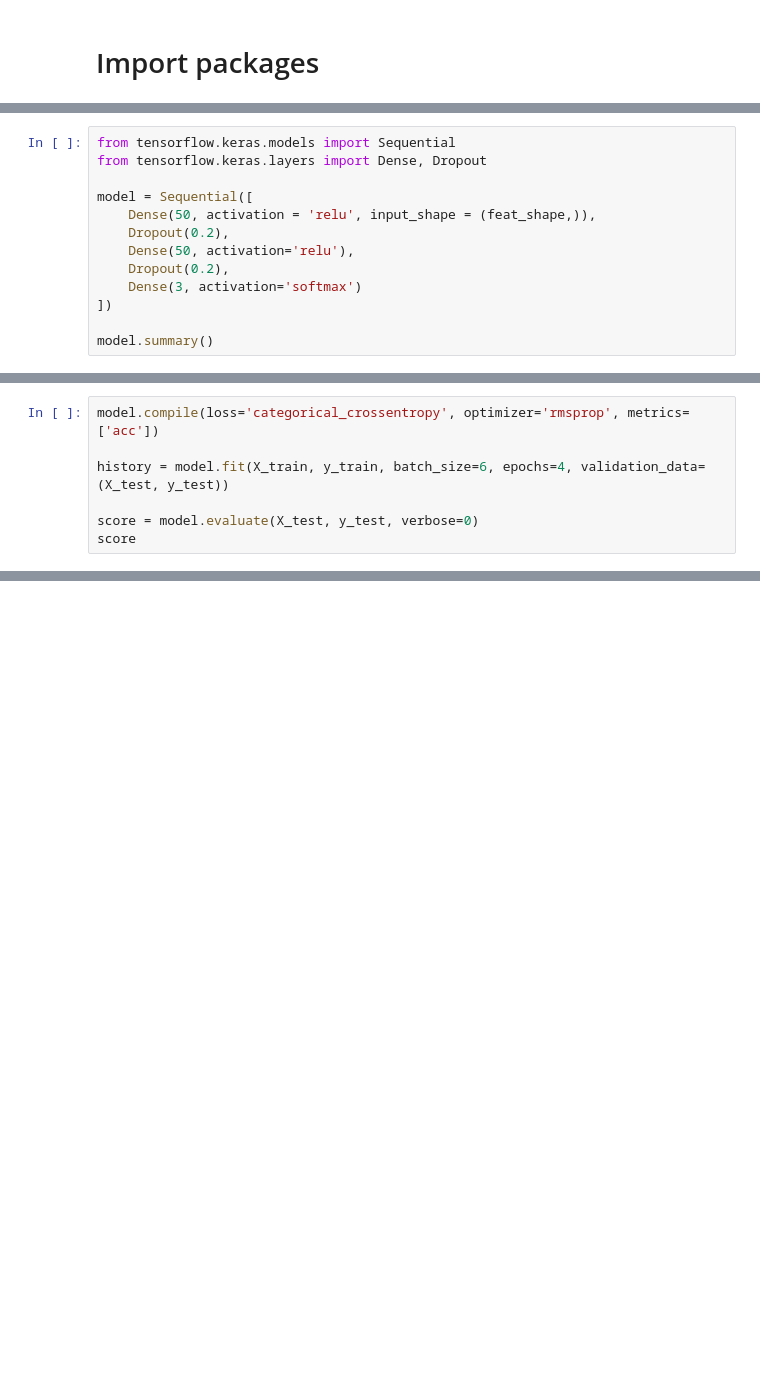
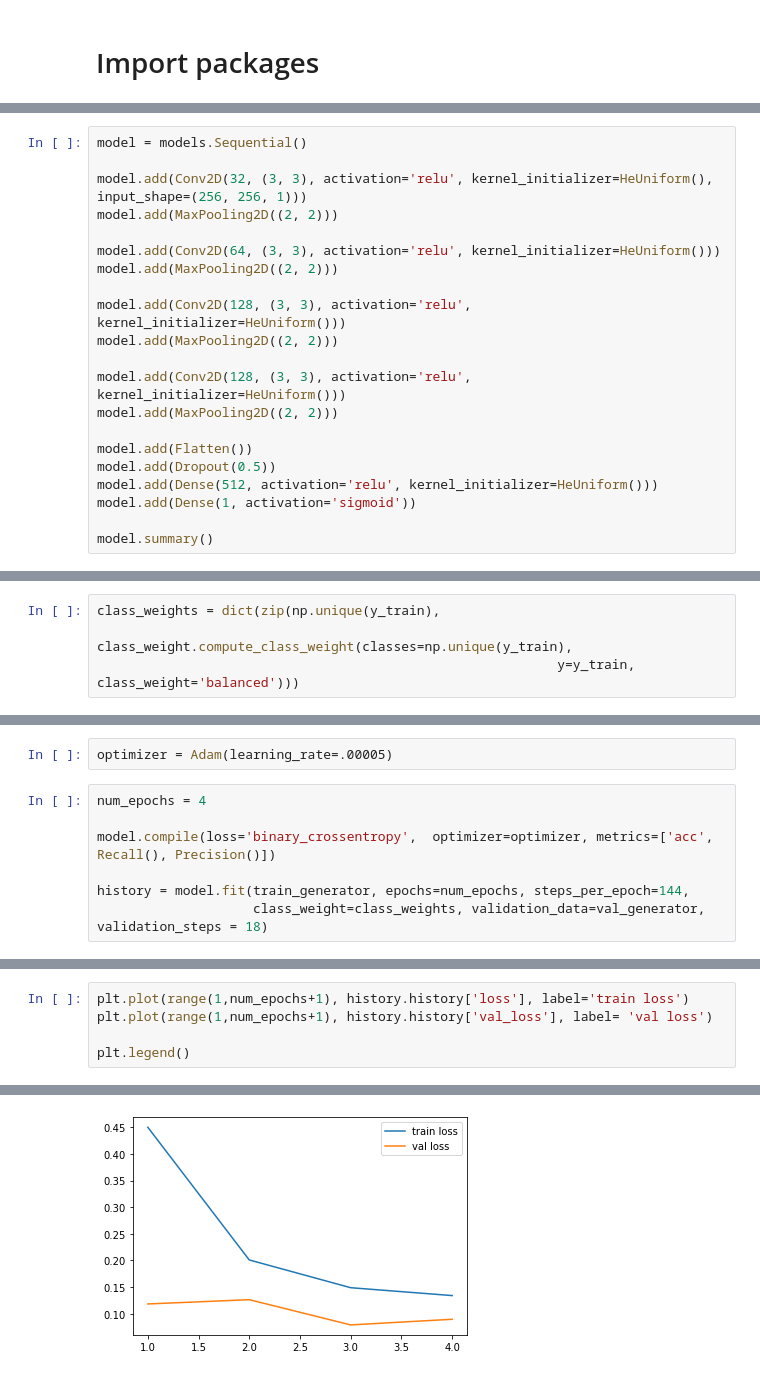
Before and after one commit to JoeBrowz/pneumonia-neural-net, a Jupyter notebook: Exploratory NN Notebook.ipynb, the cells around one changed output, grey strips where cells are left out. Drawn from its saved outputs; the diff is of its cells as text; blank space fills up the shorter version.

```diff
--- a/Exploratory NN Notebook.ipynb
+++ b/Exploratory NN Notebook.ipynb
@@ -71,14 +72,22 @@ X_test = X_test_unrow/255
 # %%
-from tensorflow.keras.models import Sequential
-from tensorflow.keras.layers import Dense, Dropout
+model = models.Sequential()
 
-model = Sequential([
-    Dense(50, activation = 'relu', input_shape = (feat_shape,)),
-    Dropout(0.2),
-    Dense(50, activation='relu'),
-    Dropout(0.2),
-    Dense(3, activation='softmax')
-])
+model.add(Conv2D(32, (3, 3), activation='relu', kernel_initializer=HeUniform(), input_shape=(256, 256, 1)))
+model.add(MaxPooling2D((2, 2)))
+
+model.add(Conv2D(64, (3, 3), activation='relu', kernel_initializer=HeUniform()))
+model.add(MaxPooling2D((2, 2)))
+
+model.add(Conv2D(128, (3, 3), activation='relu', kernel_initializer=HeUniform()))
+model.add(MaxPooling2D((2, 2)))
+
+model.add(Conv2D(128, (3, 3), activation='relu', kernel_initializer=HeUniform()))
+model.add(MaxPooling2D((2, 2)))
+
+model.add(Flatten())
+model.add(Dropout(0.5))
+model.add(Dense(512, activation='relu', kernel_initializer=HeUniform()))
+model.add(Dense(1, activation='sigmoid'))
 
 model.summary()
 # %% [output]
@@ -101,2 +109,6 @@ Trainable params: 39,324,353
 Non-trainable params: 0
 _________________________________________________________________
+# %%
+class_weights = dict(zip(np.unique(y_train),
+                         class_weight.compute_class_weight(classes=np.unique(y_train),
+                                                           y=y_train, class_weight='balanced')))
@@ -103,9 +117,11 @@ _________________________________________________________________
+# %%
+optimizer = Adam(learning_rate=.00005)
 # %%
-model.compile(loss='categorical_crossentropy', optimizer='rmsprop', metrics=['acc'])
+num_epochs = 4
 
-history = model.fit(X_train, y_train, batch_size=6, epochs=4, validation_data=(X_test, y_test))
+model.compile(loss='binary_crossentropy',  optimizer=optimizer, metrics=['acc', Recall(), Precision()])
 
-score = model.evaluate(X_test, y_test, verbose=0)
-score
+history = model.fit(train_generator, epochs=num_epochs, steps_per_epoch=144,
+                    class_weight=class_weights, validation_data=val_generator, validation_steps = 18)
 # %% [output]
 Epoch 1/4
@@ -119,0 +135,6 @@ Epoch 4/4
+# %%
+plt.plot(range(1,num_epochs+1), history.history['loss'], label='train loss')
+plt.plot(range(1,num_epochs+1), history.history['val_loss'], label= 'val loss')
+
+plt.legend()
+# %% [output]
@@ -119,0 +142 @@ Epoch 4/4
+[figure, added]
```
Also changed, not shown: parts of 26 cells of this notebook, 3 other files.
